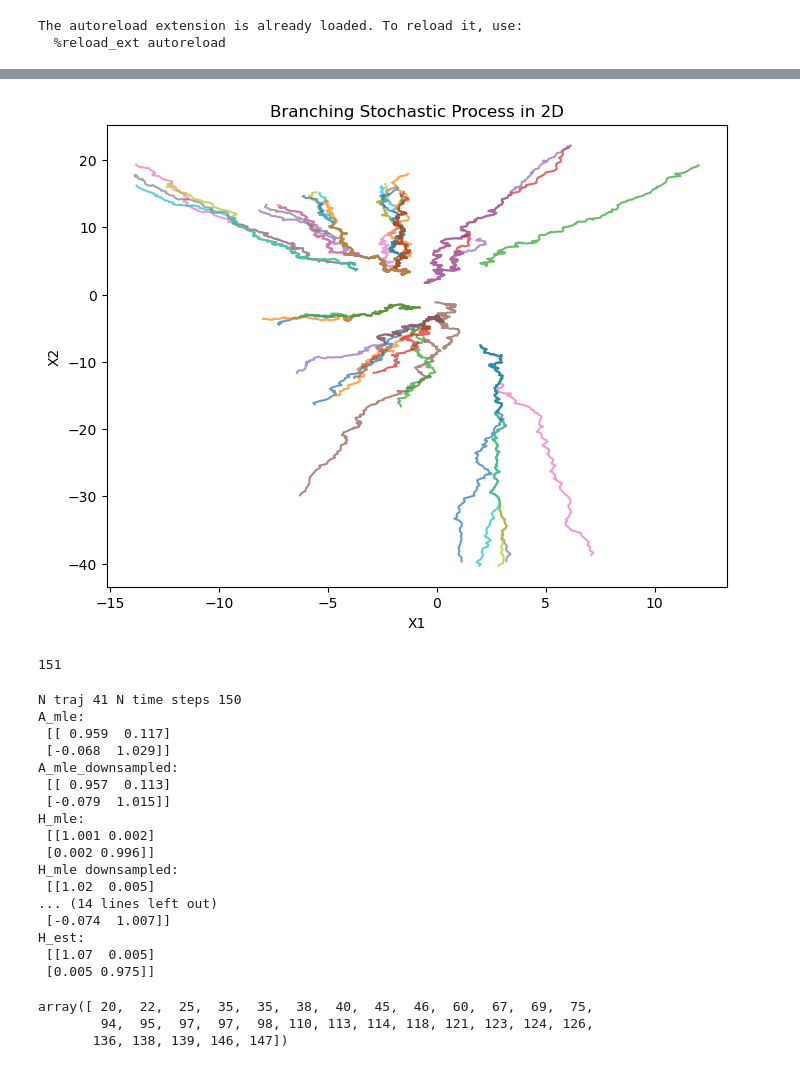
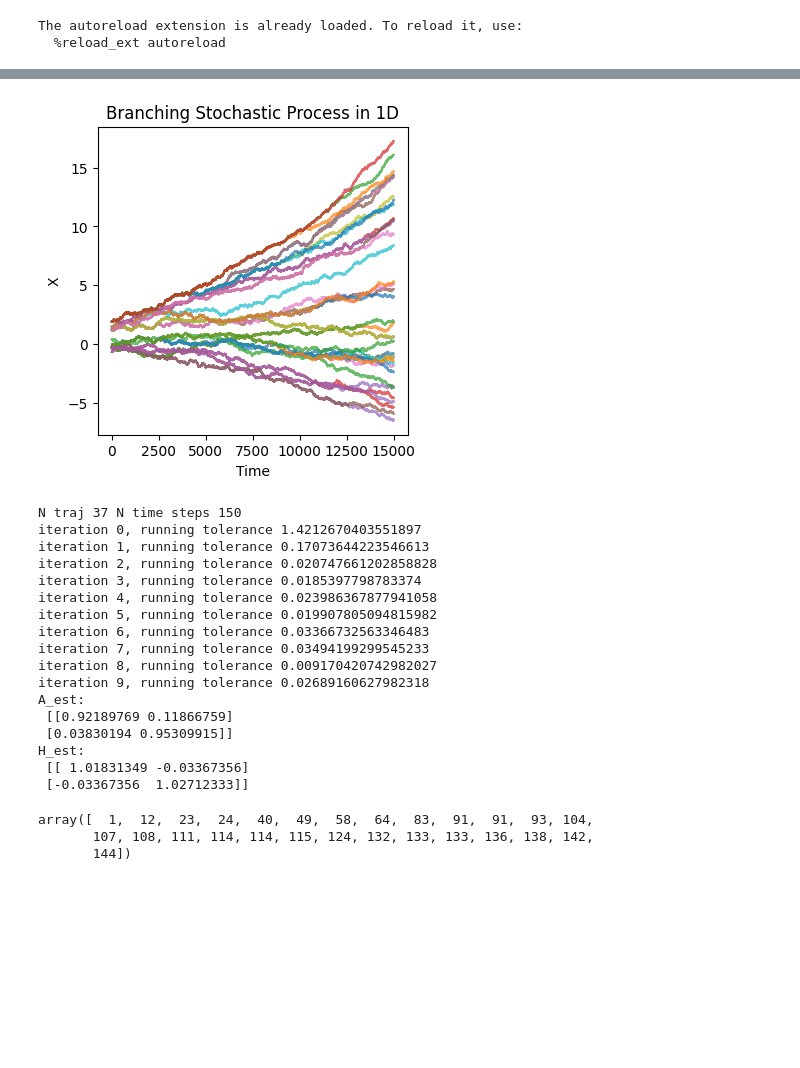
Before and after one commit to StanleyN1/OTProject, a Jupyter notebook: trajectory_inference/src/branching_test.ipynb, the cells around one changed output, grey strips where cells are left out. Cells and saved outputs as stored; diff of their text form; code cells hidden in the pictures; blank space fills up the shorter version.

```diff
--- a/trajectory_inference/src/branching_test.ipynb
+++ b/trajectory_inference/src/branching_test.ipynb
@@ -50,63 +49,49 @@ plt.legend()
-# %%
-downsample_rate = 100
-
-process.plot_trajectories(downsample=downsample_rate)
-# %% [output]
-[figure, removed]
-# %%
-len(xs_data)
-# %% [output]
-151
+# %%
+process.plot_trajectories(downsample=1, dim=1)
+# %% [output]
+[figure, added]
 # %%
 # xs_data: (N, N_traj, d)
 # ts_data: (N,)
+downsample_rate = 100
 
 ts_data = process.ts[::downsample_rate]
 xs_data = process.marginals(downsample_rate=downsample_rate)
 
-xs_data = marginals(apply_permutation(process.trajectories[:, :-1:downsample_rate, :]))
-
+# xs_data = marginals(apply_permutation(process.trajectories[:, :-1:downsample_rate, :]))
 
 print("N traj", process.N_traj, "N time steps", ts_data.shape[0])
 
-# xs_data = process.trajectories.transpose((1, 0, 2))[::downsample_rate]
-A_mle_all_data = A_mle(process.trajectories[:, :-1, :], process.ts)
-print("A_mle:\n", A_mle_all_data)
-print("A_mle_downsampled:\n", A_mle(process.trajectories[:, :-1:downsample_rate, :], process.ts[::downsample_rate]))
-print("H_mle:\n", H_mle(process.trajectories, process.ts, A))
-print("H_mle downsampled:\n", H_mle(process.trajectories[:, ::downsample_rate, :], process.ts[::downsample_rate], A))
-print("A_mle downsampled permuted:\n", A_mle(apply_permutation(process.trajectories[:, :-1:downsample_rate, :]), process.ts[::downsample_rate]))
-print("A:\n", A)
-print("H:\n", H)
-
-
-
-# print(A_mle(process.trajectories, process.ts))
-# print(H_mle(process.trajectories, process.ts, A))
+ridge_lambda = 0.0
 
 A_guess = A # np.eye(2) # A
 H_guess = G@G.T # np.eye(2) # G@G.T
-As, Hs, Pis = appex_rectangle(xs_data, ts_data, A_guess, H_guess, N_sample=process.N_traj*10, tol=1e-5, maxiters=30, print_out=25, save_coupling=True)
+As, Hs, Pis = appex_rectangle(xs_data, ts_data, A_guess, H_guess, N_sample=process.N_traj*10, ridge_lambda=ridge_lambda, tol=1e-5, maxiters=10, print_out=1, save_coupling=True)
 A_est = As[-1]
 H_est = Hs[-1]
 Pi_est = Pis[-1]
 print("A_est:\n", A_est)
 print("H_est:\n", H_est)
+branch_times_data = np.array(process.branch_times) // downsample_rate
+branch_times_data
 # %% [output]
-N traj 41 N time steps 150
-A_mle:
- [[ 0.959  0.117]
- [-0.068  1.029]]
-A_mle_downsampled:
- [[ 0.957  0.113]
- [-0.079  1.015]]
-H_mle:
- [[1.001 0.002]
- [0.002 0.996]]
-H_mle downsampled:
- [[1.02  0.005]
-... (14 lines left out)
- [-0.074  1.007]]
+N traj 37 N time steps 150
+iteration 0, running tolerance 1.4212670403551897
+iteration 1, running tolerance 0.17073644223546613
+iteration 2, running tolerance 0.020747661202858828
+iteration 3, running tolerance 0.0185397798783374
+iteration 4, running tolerance 0.023986367877941058
+iteration 5, running tolerance 0.019907805094815982
+iteration 6, running tolerance 0.03366732563346483
+iteration 7, running tolerance 0.03494199299545233
+iteration 8, running tolerance 0.009170420742982027
+iteration 9, running tolerance 0.02689160627982318
+A_est:
+ [[0.92189769 0.11866759]
+ [0.03830194 0.95309915]]
 H_est:
- [[1.07  0.005]
- [0.005 0.975]]
+ [[ 1.01831349 -0.03367356]
+ [-0.03367356  1.02712333]]
+array([  1,  12,  23,  24,  40,  49,  58,  64,  83,  91,  91,  93, 104,
+       107, 108, 111, 114, 114, 115, 124, 132, 133, 133, 136, 138, 142,
+       144])
@@ -118,7 +97,0 @@ xs_data_downsampled, ts_data_downsampled = downsample(process.trajectories, proc
-# %%
-branch_times_data = np.array(process.branch_times) // downsample_rate
-branch_times_data
-# %% [output]
-array([ 20,  22,  25,  35,  35,  38,  40,  45,  46,  60,  67,  69,  75,
-        94,  95,  97,  97,  98, 110, 113, 114, 118, 121, 123, 124, 126,
-       136, 138, 139, 146, 147])
```
Also changed, not shown: parts of 19 cells of this notebook, 14 other files.
